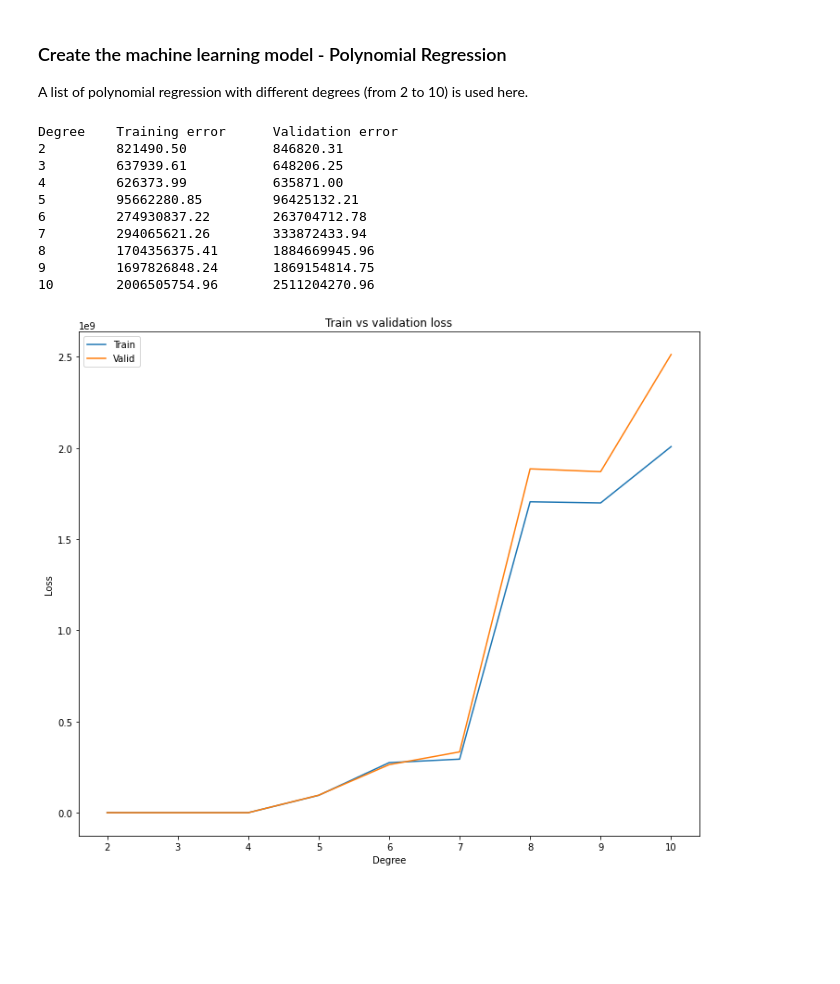
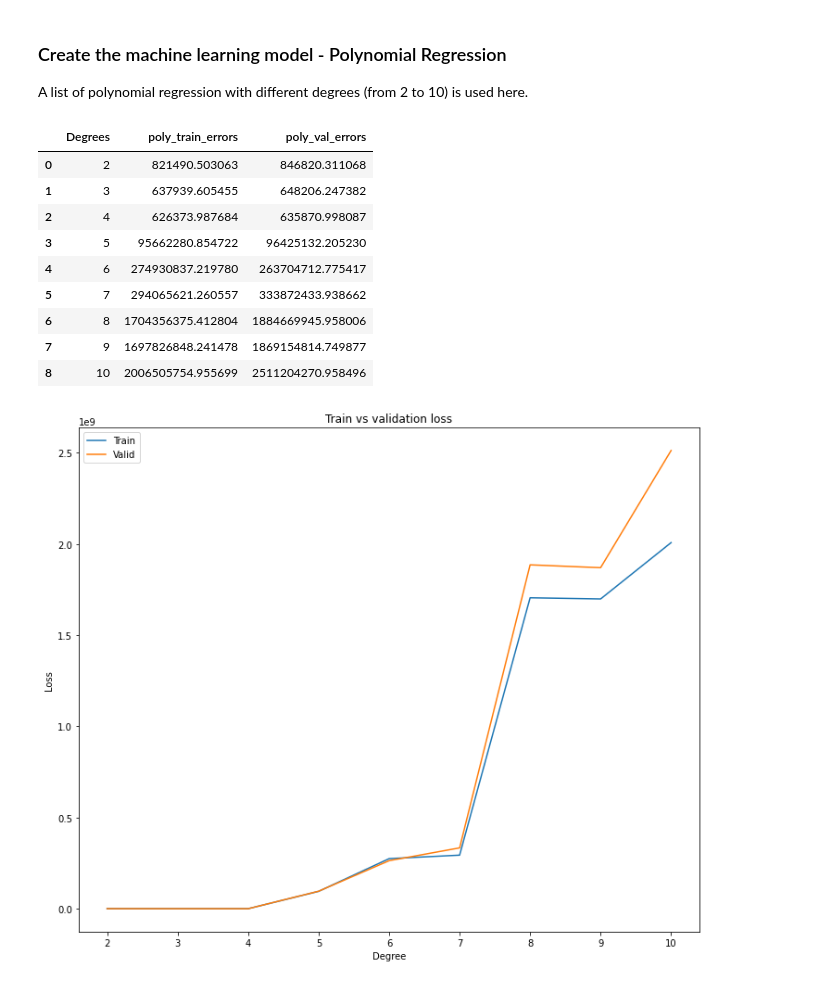
Before and after one commit to tamdnguyen/House-Price-Prediction, a Jupyter notebook: Machine Learning Models/Polynomial Regression + Multi-layer Perceptron.ipynb, the cells around one changed output. Cells and saved outputs as stored; diff of their text form; code cells hidden in the pictures; blank space fills up the shorter version.

```diff
--- a/Machine Learning Models/Polynomial Regression + Multi-layer Perceptron.ipynb
+++ b/Machine Learning Models/Polynomial Regression + Multi-layer Perceptron.ipynb
@@ -122,22 +124,24 @@ assert len(tr_errors) == len(val_errors) == len(degrees)
 tr_errors_123 = np.array(tr_errors)
 val_errors_123 = np.array(val_errors)
 # %%
-# print the training errors and validation errors for each polynomial degree
+errors = {"Degrees":degrees,
+          "poly_train_errors":tr_errors_123,
+          "poly_val_errors":val_errors_123,
+         }
 
-print("{:<10s}{:<20s}{:<20s}".format("Degree", "Training error", "Validation error"))
-for i in range(len(degrees)):
-    print("{:<10d}{:<20.2f}{:<20.2f}".format(degrees[i], tr_errors[i], val_errors[i]))
+pd.DataFrame(errors).style.applymap(lambda x: "background-color: yellow"
+                                    if x==np.min(val_errors_123) else "background-color: white")
 # %% [output]
-Degree    Training error      Validation error
-2         821490.50           846820.31
-3         637939.61           648206.25
-4         626373.99           635871.00
-5         95662280.85         96425132.21
-6         274930837.22        263704712.78
-7         294065621.26        333872433.94
-8         1704356375.41       1884669945.96
-9         1697826848.24       1869154814.75
-10        2006505754.96       2511204270.96
+|  | Degrees | poly_train_errors | poly_val_errors |
+| 0 | 2 | 821490.503063 | 846820.311068 |
+| 1 | 3 | 637939.605455 | 648206.247382 |
+| 2 | 4 | 626373.987684 | 635870.998087 |
+| 3 | 5 | 95662280.854722 | 96425132.205230 |
+| 4 | 6 | 274930837.219780 | 263704712.775417 |
+| 5 | 7 | 294065621.260557 | 333872433.938662 |
+| 6 | 8 | 1704356375.412804 | 1884669945.958006 |
+| 7 | 9 | 1697826848.241478 | 1869154814.749877 |
+| 8 | 10 | 2006505754.955699 | 2511204270.958496 |
 # %%
 plt.figure(figsize=(12, 10))
 
```
Also changed, not shown: parts of 2 cells of this notebook, 3 other files.
